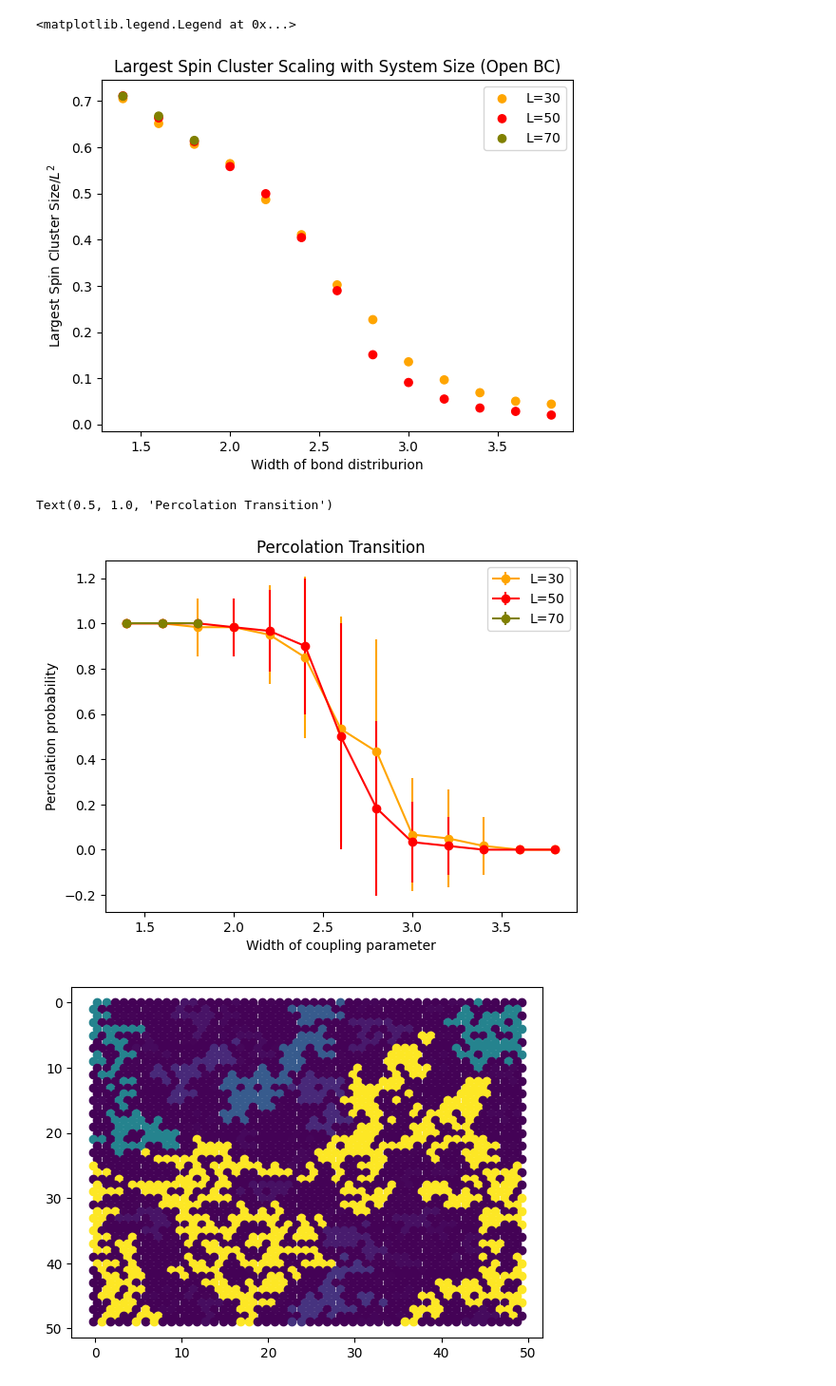
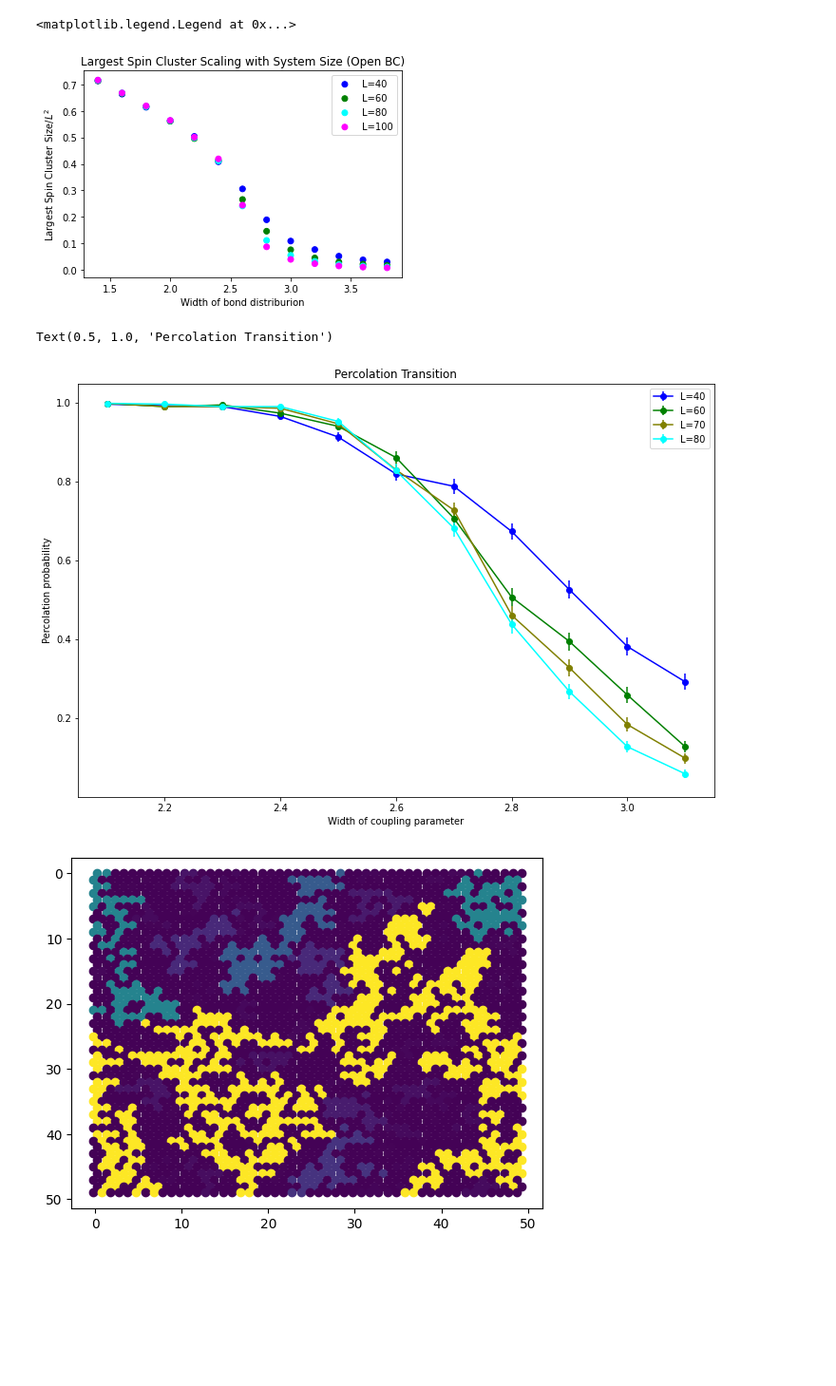
Before and after one commit to tsgaurav/Ising_RSRG, a Jupyter notebook: bdry_output/Bdry_distribution.ipynb, the cells around one changed output. Shown at 95% size. Saved outputs shown, nothing was run; the diff lists cells and outputs as text; code cells hidden in the pictures; blank space fills up the shorter version.

Commit message:
Edits to checking cluster percolation

```diff
--- a/bdry_output/Bdry_distribution.ipynb
+++ b/bdry_output/Bdry_distribution.ipynb
@@ -37,5 +37,5 @@ log_file
 # %%
-ts = str(ts_list[-1])
+ts = str(ts_list[45])
 
 with open("IsingB_2D_output_"+ts+".pkl", "rb") as fp:   # Unpickling
     output_data = pickle.load(fp)
@@ -134,5 +140,5 @@ print(popt)
 # %%
-L = 50
+L = 60
 fixed_length_slice = log_file[log_file['L']==L]
 ts_list = fixed_length_slice['ts'].tolist()
 
@@ -140,7 +146,7 @@ w_vals = fixed_length_slice['w_blk'].tolist()
 largest_clust_size = []
 var_lcs = []
 c_list = []
-c_dict = {50:'red', 40:'blue', 60:'green', 80:'cyan', 30:'orange', 70:'olive'}
+c_dict = {50:'red', 40:'blue', 60:'green', 80:'cyan', 30:'orange', 70:'olive', 100:'magenta'}
 
 for index, ts in enumerate(ts_list):
 
@@ -173,6 +179,6 @@ Text(0.5, 1.0, 'Largest Spin Cluster and Variance in Size')
 # %%
-for L in [30, 50, 70]:
-    fixed_length_slice = log_file[lambda df: (df['L'] == L) & (df['n_runs']==60)]
+for L in [40, 60, 80, 100]:
+    fixed_length_slice = log_file[lambda df: (df['L'] == L)]
     ts_list = fixed_length_slice['ts'].tolist()
 
     w_vals = fixed_length_slice['w_blk'].tolist()
@@ -182,34 +188,34 @@ for L in [30, 50, 70]:
 
 
     for index, ts in enumerate(ts_list):
 
         with open("IsingB_2D_clusters_"+str(ts)+".pkl", "rb") as fp:
             clust_list_final = pickle.load(fp)
 
         #print(input_dict)
         clust_dict_list, reverse_dict_list = [], []
 
         for core_pair in clust_list_final:
             clust_list_temp = core_pair[0]
             reverse_list_temp = core_pair[1]
             clust_dict_list+=clust_list_temp
             reverse_dict_list+=reverse_list_temp
 
         largest_clust_list = np.array([max([len(clust) for clust in reverse_dict.values() if clust is not None]) for reverse_dict in reverse_dict_list])
 
         largest_clust_size.append(largest_clust_list.mean()/L**2)
         var_lcs.append(largest_clust_list.std()/L**2)
         c_list.append(c_dict[L])
 
     plt.scatter(w_vals, largest_clust_size, c=c_list, label='L='+str(L))
 
 plt.ylabel("Largest Spin Cluster Size/$L^2$")
 plt.xlabel("Width of bond distriburion")
 plt.title("Largest Spin Cluster Scaling with System Size (Open BC)")
 plt.legend()
 # %% [output]
 <matplotlib.legend.Legend at 0x...>
-[figure, old version]
+[figure, new version]
 # %%
 def check_percolation(clust_dict, L):
     end_point = L-1
@@ -223,8 +241,10 @@ def check_percolation(clust_dict, L):
 # %%
-for L in [30, 50, 70]:
-    fixed_length_slice = log_file[lambda df: (df['L'] == L) & (df['n_runs']==60)]
+plt.figure(figsize=(12, 8))
+for L in [40, 60, 70, 80]:
+    fixed_length_slice = log_file[lambda df: (df['L'] == L)]
     ts_list = fixed_length_slice['ts'].tolist()
     w_vals = fixed_length_slice['w_blk'].tolist()
+    n_runs_list = fixed_length_slice['n_runs'].tolist()
 
     p_perc_clust = []
     p_perc_clust_err = []
@@ -246,10 +266,10 @@ for L in [30, 50, 70]:
             clust_dict_list+=clust_list_temp
             reverse_dict_list+=reverse_list_temp
 
-        perc_prob_temp = np.array([check_percolation(clust, L) for clust in clust_dict_list])
+        perc_prob_temp = np.array([check_percolation_strip(clust, L, int(L/4)) for clust in clust_dict_list])
 
         p_perc_clust.append(perc_prob_temp.mean())
-        p_perc_clust_err.append(perc_prob_temp.std())
+        p_perc_clust_err.append(perc_prob_temp.std()/np.sqrt(n_runs_list[index] - 1))
         c_list.append(c_dict[L])
 
     #plt.scatter(w_vals, p_perc_clust, c=c_list, label="L="+str(L))
@@ -260,6 +280,10 @@ for L in [30, 50, 70]:
     sorted_x = np.array(sorted(w_vals))
     plt.errorbar(sorted_x, sorted_y, c=c_dict[L], label="L="+str(L), marker='o', yerr=sorted_y_err)
 
+    popt, pcov = curve_fit(sigmoid_func, sorted_x, sorted_y)
+    #x_lin = np.linspace(1.4, 3.8, 200)
+    #plt.plot(x_lin, sigmoid_func(x_lin, *popt))
+
 
 plt.legend()
 plt.ylabel("Percolation probability")
@@ -267,7 +291,7 @@ plt.xlabel("Width of coupling parameter")
 plt.title("Percolation Transition")
 # %% [output]
 Text(0.5, 1.0, 'Percolation Transition')
-[figure, old version]
+[figure, new version]
 # %%
 def cluster_size_color(L):
     if L==1: return 'blue'
```
Also changed, not shown: parts of 8 cells of this notebook, 9 other files.
